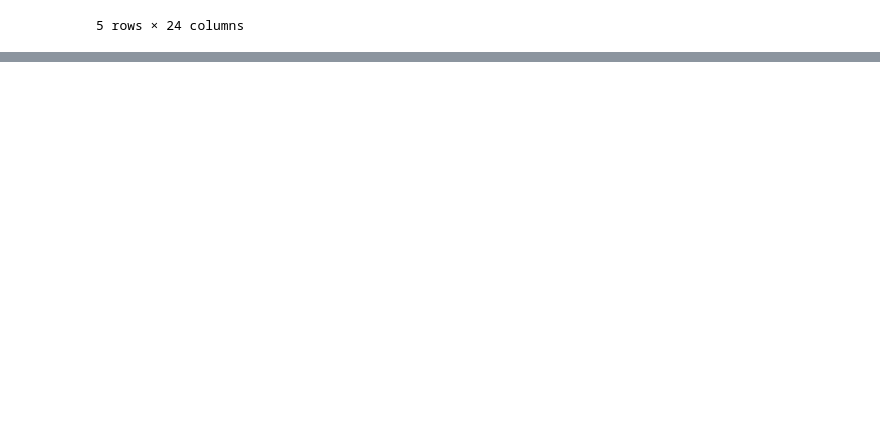
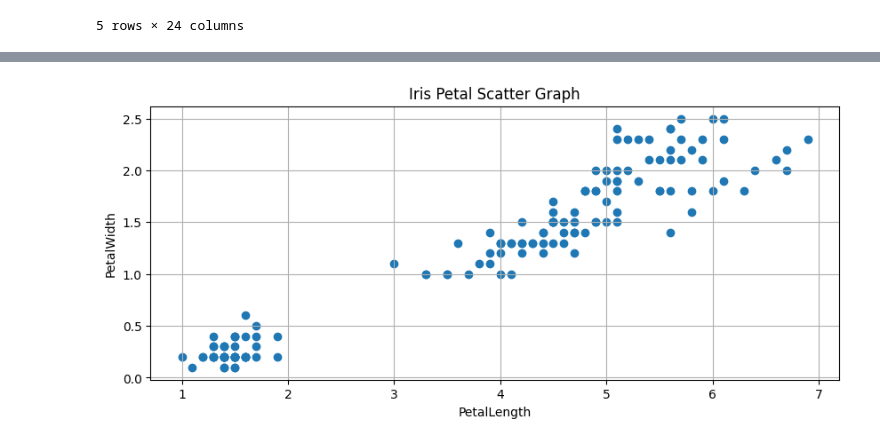
Before and after one commit to Darkget1/machin_learning, a Jupyter notebook: chapter04.ipynb, the cells around one changed output, grey strips where cells are left out. Saved outputs shown, nothing was run; the diff lists cells and outputs as text; code cells hidden in the pictures; blank space fills up the shorter version.

```diff
--- a/chapter04.ipynb
+++ b/chapter04.ipynb
@@ -132,0 +158,3 @@ for year in range(2015,2021):
+# %%
+data = pd.read_csv('data/Machine_Learning/04_data2.csv')
+data.info()
@@ -132,0 +174,12 @@ for year in range(2015,2021):
+# %%
+PetalLength = data['PetalLength']
+PetalWidth = data['PetalWidth']
+plt.figure(figsize=(10,4))
+plt.scatter(PetalLength,PetalWidth)
+plt.xlabel('PetalLength')
+plt.ylabel('PetalWidth')
+plt.title('Iris Petal Scatter Graph')
+plt.grid()
+plt.show()
+# %% [output]
+[figure, added]
```
Also changed, not shown: parts of 18 cells of this notebook, 3 other files.
